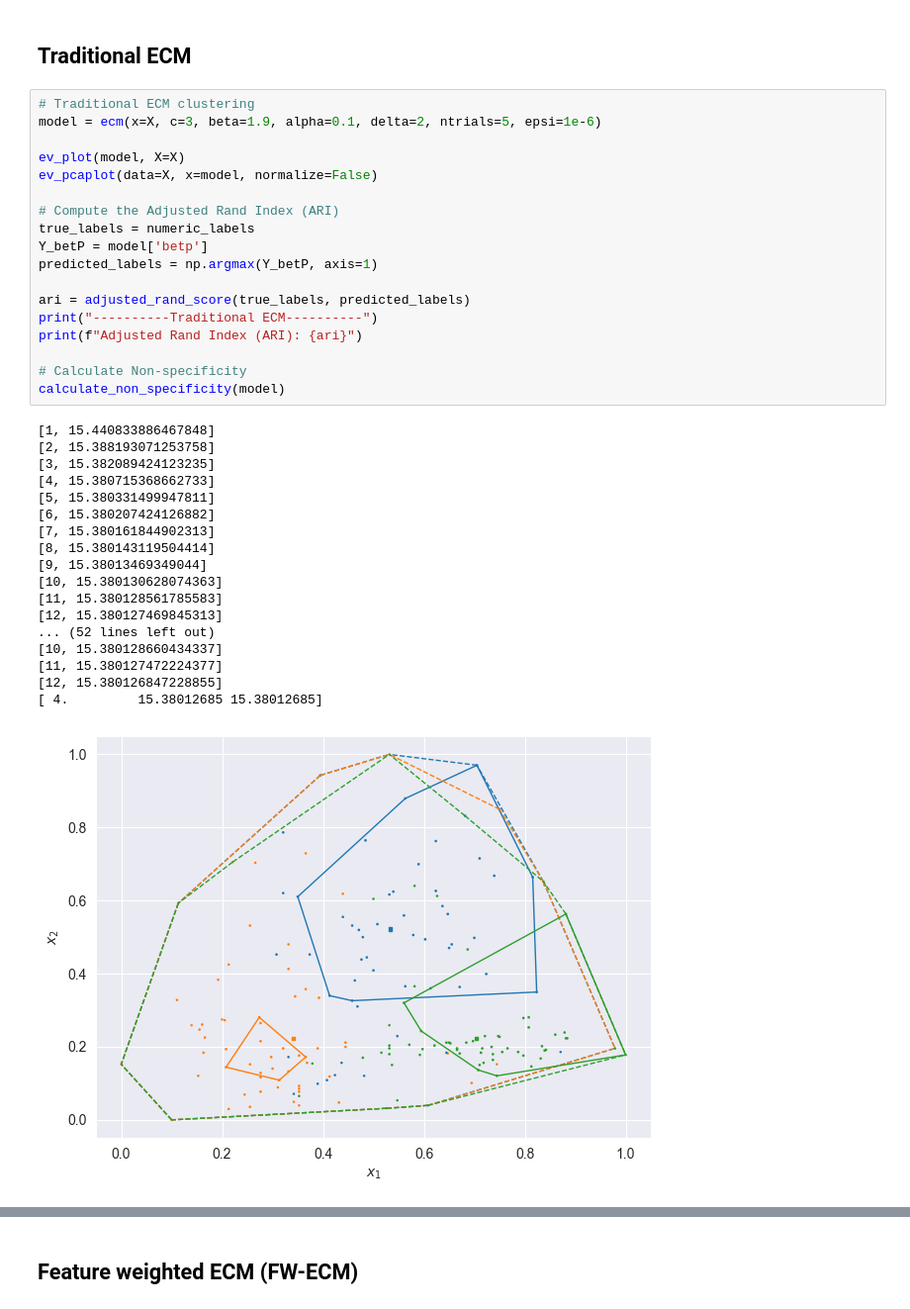
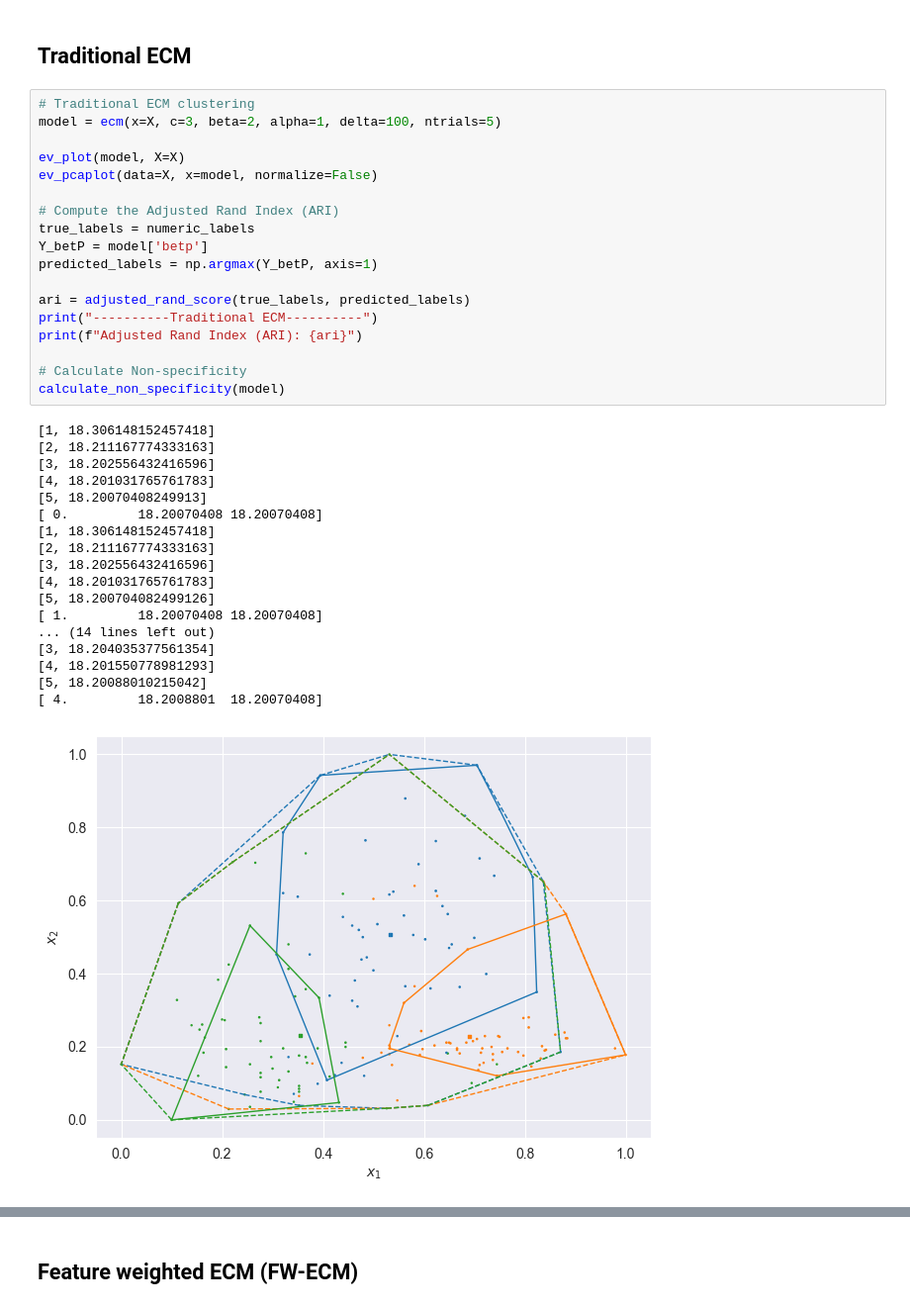
Before and after one commit to tridogithub/evclust, a Jupyter notebook: docs/fwecm_wine.ipynb, the cells around one changed output, grey strips where cells are left out. Shown at 99% size. Saved outputs shown, nothing was run; the diff lists cells and outputs as text.

```diff
--- a/docs/fwecm_wine.ipynb
+++ b/docs/fwecm_wine.ipynb
@@ -95,38 +96,38 @@ def calculate_non_specificity(cluster_model):
 ## Traditional ECM
 # %%
 # Traditional ECM clustering
-model = ecm(x=X, c=3, beta=1.9, alpha=0.1, delta=2, ntrials=5, epsi=1e-6)
+model = ecm(x=X, c=3, beta=2, alpha=1, delta=100, ntrials=5)
 
 ev_plot(model, X=X)
 ev_pcaplot(data=X, x=model, normalize=False)
 
 # Compute the Adjusted Rand Index (ARI)
 true_labels = numeric_labels
 Y_betP = model['betp']
 predicted_labels = np.argmax(Y_betP, axis=1)
 
 ari = adjusted_rand_score(true_labels, predicted_labels)
 print("----------Traditional ECM----------")
 print(f"Adjusted Rand Index (ARI): {ari}")
 
 # Calculate Non-specificity
 calculate_non_specificity(model)
 # %% [output]
-[1, 15.440833886467848]
-[2, 15.388193071253758]
-[3, 15.382089424123235]
-[4, 15.380715368662733]
-[5, 15.380331499947811]
-[6, 15.380207424126882]
-[7, 15.380161844902313]
-[8, 15.380143119504414]
-[9, 15.38013469349044]
-[10, 15.380130628074363]
-[11, 15.380128561785583]
-[12, 15.380127469845313]
-... (52 lines left out)
-[10, 15.380128660434337]
-[11, 15.380127472224377]
-[12, 15.380126847228855]
-[ 4.         15.38012685 15.38012685]
+[1, 18.306148152457418]
+[2, 18.211167774333163]
+[3, 18.202556432416596]
+[4, 18.201031765761783]
+[5, 18.20070408249913]
+[ 0.         18.20070408 18.20070408]
+[1, 18.306148152457418]
+[2, 18.211167774333163]
+[3, 18.202556432416596]
+[4, 18.201031765761783]
+[5, 18.200704082499126]
+[ 1.         18.20070408 18.20070408]
+... (14 lines left out)
+[3, 18.204035377561354]
+[4, 18.201550778981293]
+[5, 18.20088010215042]
+[ 4.         18.2008801  18.20070408]
-[figure, old version]
+[figure, new version]
```
Also changed, not shown: parts of 3 cells of this notebook, 1 other file.
